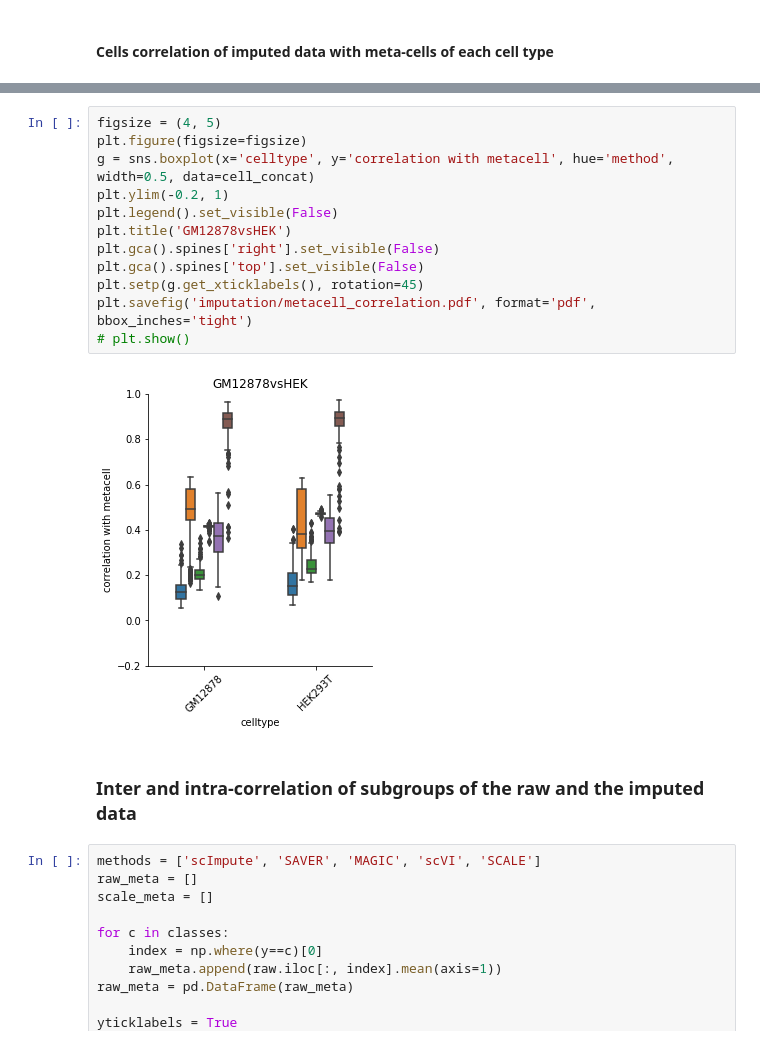
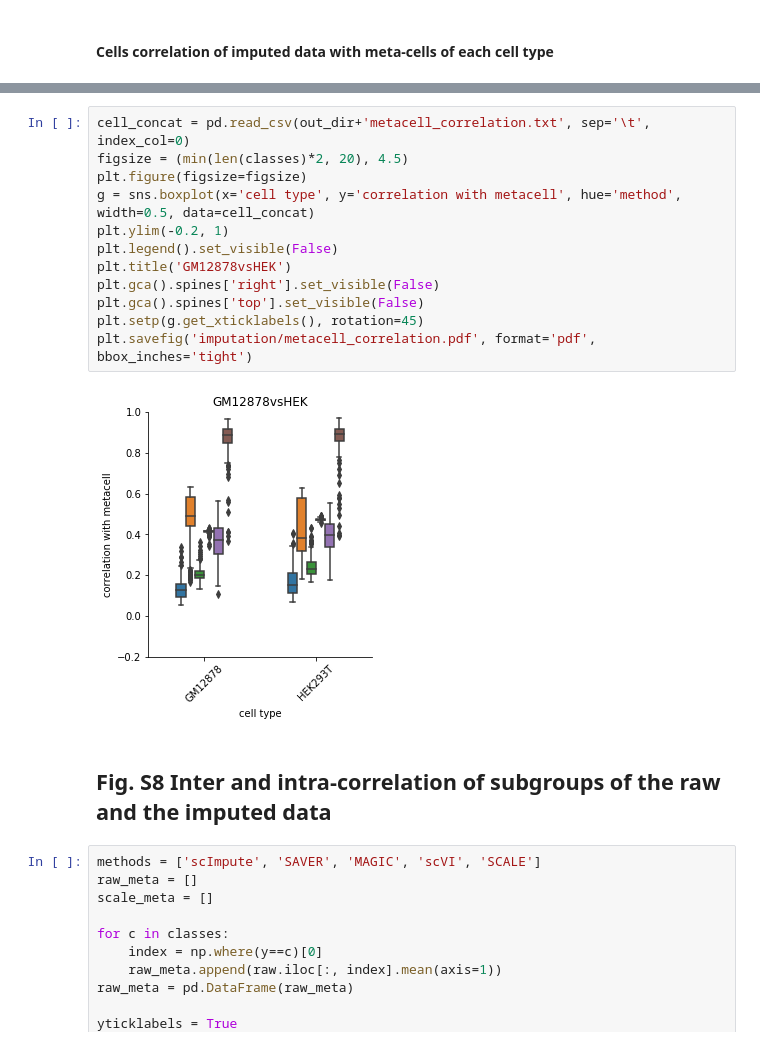
Before and after one commit to jsxlei/Source_Data, a Jupyter notebook: GM12878vsHEK/GM12878vsHEK.ipynb, the cells around one changed output, grey strips where cells are left out. Cells and saved outputs as stored; diff of their text form.

```diff
--- a/GM12878vsHEK/GM12878vsHEK.ipynb
+++ b/GM12878vsHEK/GM12878vsHEK.ipynb
@@ -122,19 +149,19 @@ cell_concat.to_csv('imputation/metacell_correlation.txt', sep='\t')
 # %%
-figsize = (4, 5)
+cell_concat = pd.read_csv(out_dir+'metacell_correlation.txt', sep='\t', index_col=0)
+figsize = (min(len(classes)*2, 20), 4.5)
 plt.figure(figsize=figsize)
-g = sns.boxplot(x='celltype', y='correlation with metacell', hue='method', width=0.5, data=cell_concat)
+g = sns.boxplot(x='cell type', y='correlation with metacell', hue='method', width=0.5, data=cell_concat)
 plt.ylim(-0.2, 1)
 plt.legend().set_visible(False)
 plt.title('GM12878vsHEK')
 plt.gca().spines['right'].set_visible(False)
 plt.gca().spines['top'].set_visible(False)
 plt.setp(g.get_xticklabels(), rotation=45)
 plt.savefig('imputation/metacell_correlation.pdf', format='pdf', bbox_inches='tight')
-# plt.show()
 # %% [output]
-[figure, old version]
+[figure, new version]
 # %% [markdown]
-### Inter and intra-correlation of subgroups of the raw and the imputed data
+## Fig. S8 Inter and intra-correlation of subgroups of the raw and the imputed data
 # %%
 methods = ['scImpute', 'SAVER', 'MAGIC', 'scVI', 'SCALE']
 raw_meta = []
```
Also changed, not shown: parts of 38 cells of this notebook, 6 other files.
